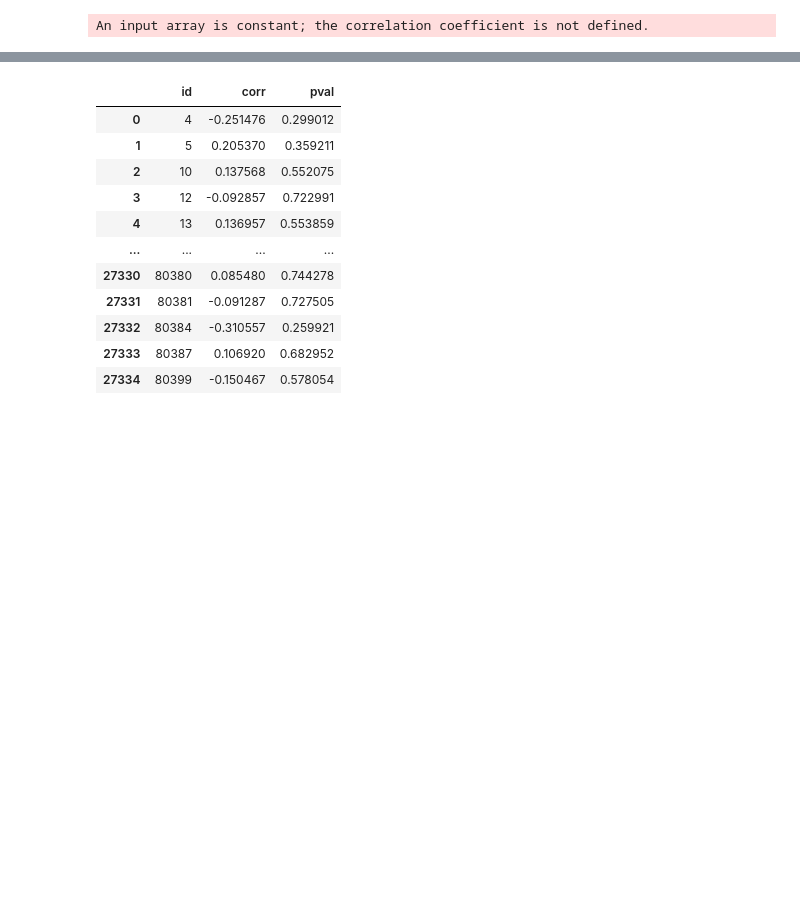
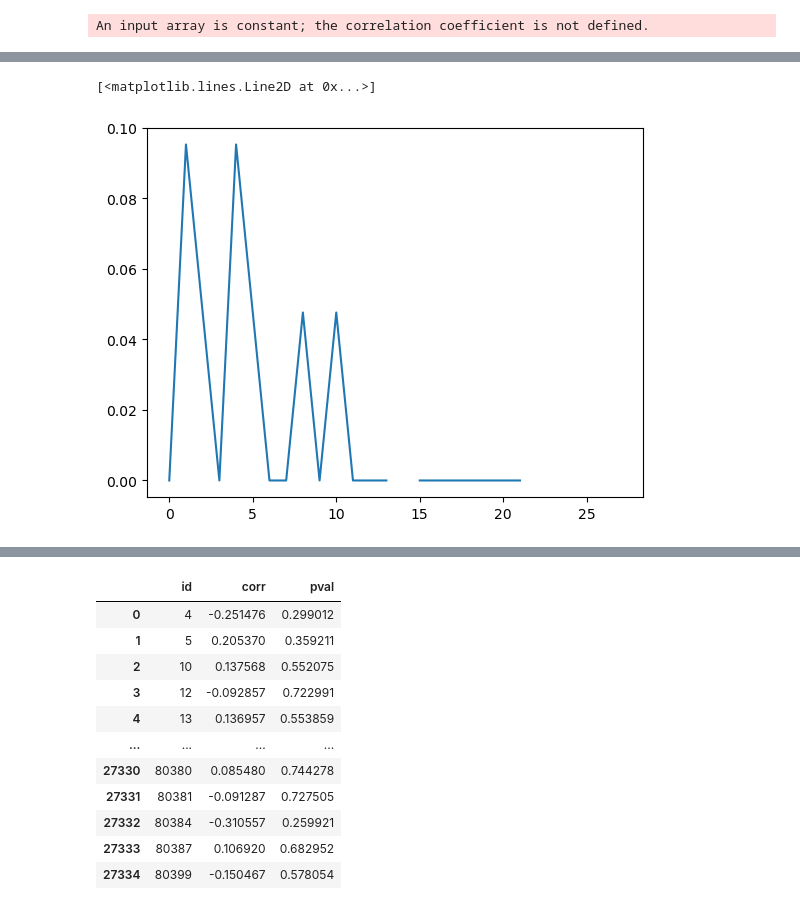
Before and after one commit to andylikescodes/CovidDepressionAnalysis, a Jupyter notebook: notebooks/UCL_Social_Study.ipynb, the cells around one changed output, grey strips where cells are left out. Saved outputs shown, nothing was run; the diff lists cells and outputs as text; code cells hidden in the pictures; blank space fills up the shorter version.

```diff
--- a/notebooks/UCL_Social_Study.ipynb
+++ b/notebooks/UCL_Social_Study.ipynb
@@ -294,0 +203,6 @@ non_na_df
+# %%
+import pickle
+
+# Open the pickle file and load the object
+with open('../output/UCL/imputed.pkl', 'rb') as f:
+    imputed_data = pickle.load(f)
@@ -294,0 +211,5 @@ non_na_df
+# %%
+plt.plot(imputed_data.scaled_ori[100,1,:])
+# %% [output]
+[<matplotlib.lines.Line2D at 0x...>]
+[figure, added]
```
Also changed, not shown: parts of 55 cells of this notebook, 4 other files.
